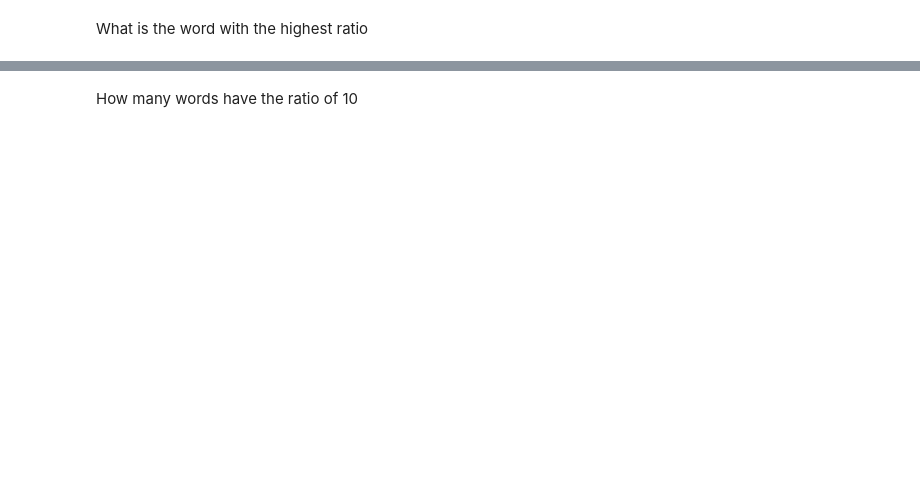
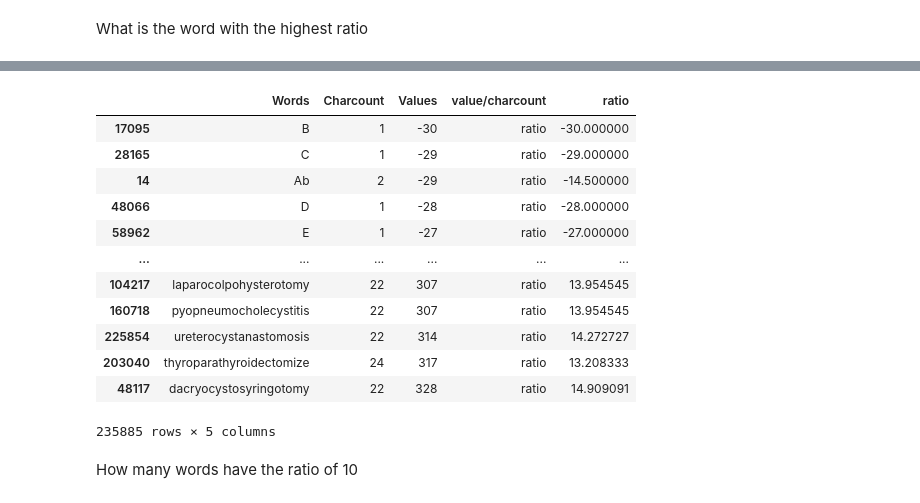
Before and after one commit to Saeswar/AI-ML-AVANTHI-SAESWAR, a Jupyter notebook: English_Words_EDA.ipynb, the cells around one changed output, grey strips where cells are left out. Drawn from its saved outputs; the diff is of its cells as text; code cells hidden in the pictures; blank space fills up the shorter version.

```diff
--- a/English_Words_EDA.ipynb
+++ b/English_Words_EDA.ipynb
@@ -170,2 +260,18 @@ What is the word with the highest ratio
+# %%
+df.sort_values('Values')
+# %% [output]
+|  | Words | Charcount | Values | value/charcount | ratio |
+| 17095 | B | 1 | -30 | ratio | -30.000000 |
+| 28165 | C | 1 | -29 | ratio | -29.000000 |
+| 14 | Ab | 2 | -29 | ratio | -14.500000 |
+| 48066 | D | 1 | -28 | ratio | -28.000000 |
+| 58962 | E | 1 | -27 | ratio | -27.000000 |
+| ... | ... | ... | ... | ... | ... |
+| 104217 | laparocolpohysterotomy | 22 | 307 | ratio | 13.954545 |
+| 160718 | pyopneumocholecystitis | 22 | 307 | ratio | 13.954545 |
+| 225854 | ureterocystanastomosis | 22 | 314 | ratio | 14.272727 |
+| 203040 | thyroparathyroidectomize | 24 | 317 | ratio | 13.208333 |
+| 48117 | dacryocystosyringotomy | 22 | 328 | ratio | 14.909091 |
+235885 rows × 5 columns
 # %% [markdown]
 How many words have the ratio of 10
```
Also changed, not shown: parts of 19 cells of this notebook.
